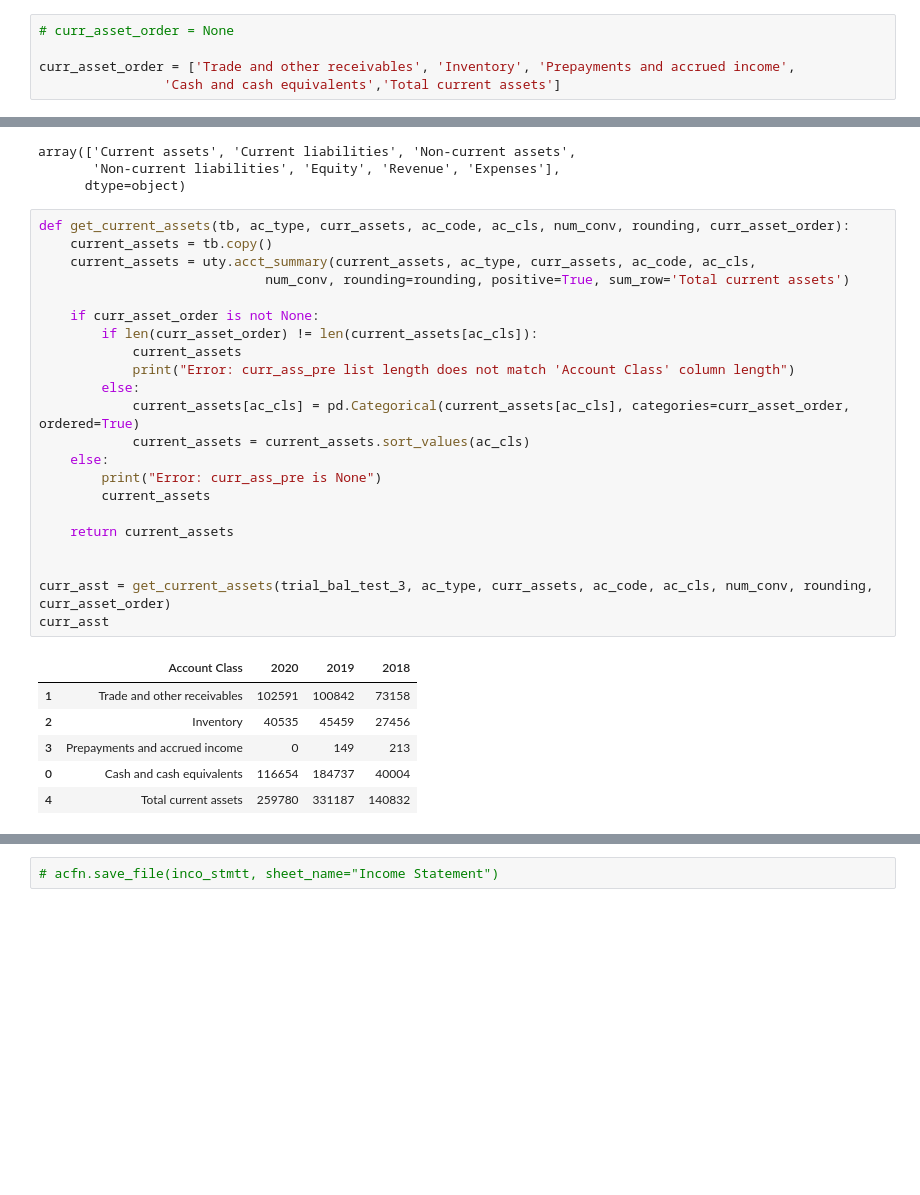
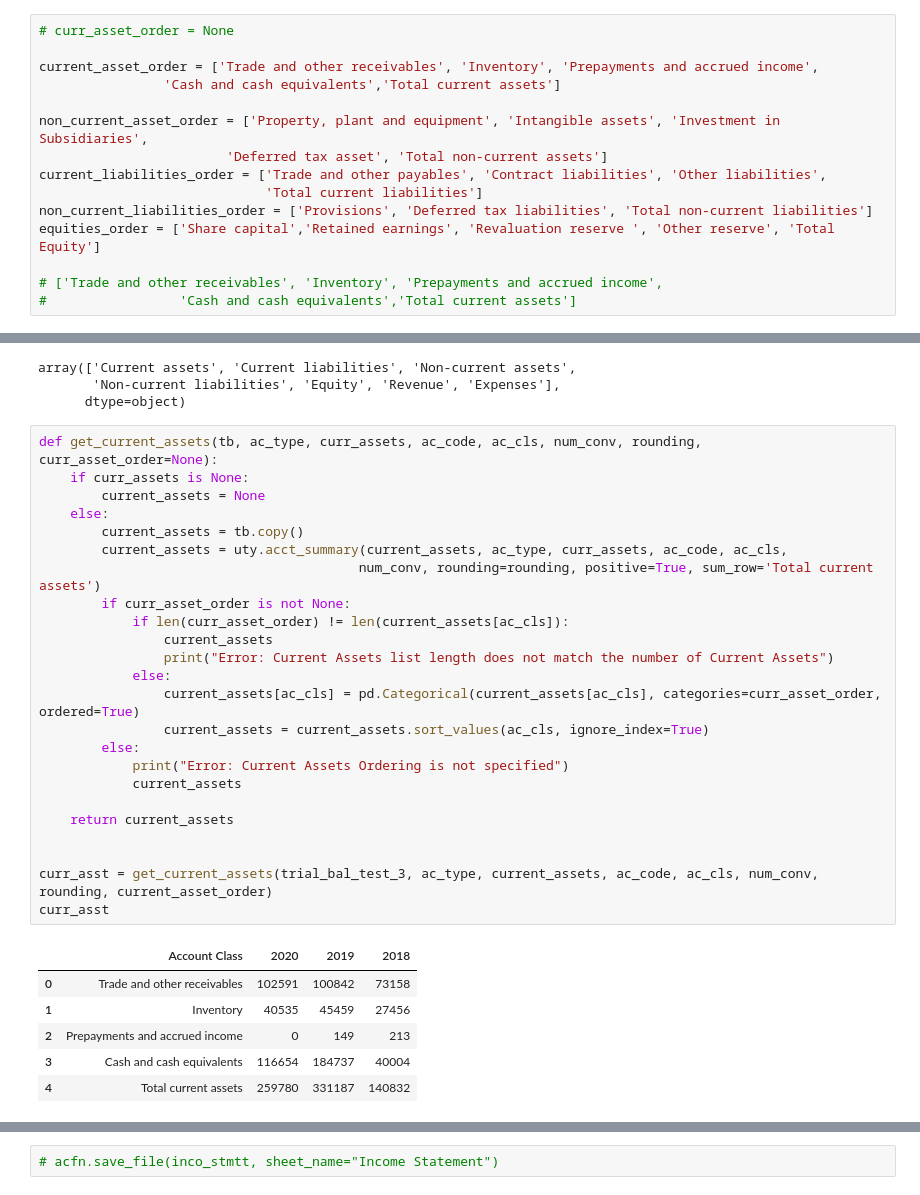
Before and after one commit to nkwachiabel/accounting_functions, a Jupyter notebook: Accounting functions/Accounting functions notebook.ipynb, the cells around one changed output, grey strips where cells are left out. Drawn from its saved outputs; the diff is of its cells as text; blank space fills up the shorter version.

```diff
--- a/Accounting functions/Accounting functions notebook.ipynb
+++ b/Accounting functions/Accounting functions notebook.ipynb
@@ -139,11 +143,21 @@ incst
 | 18 | NaN | 0 | 0 | 0 |
 | 19 | Income tax expense | -70251 | -70251 | 0 |
 | 20 | Profit for the year | 425111 | 149799 | 0 |
-# %%
-# curr_asset_order = None
-
-curr_asset_order = ['Trade and other receivables', 'Inventory', 'Prepayments and accrued income',
-                'Cash and cash equivalents','Total current assets']
+# %%
+# curr_asset_order = None
+
+current_asset_order = ['Trade and other receivables', 'Inventory', 'Prepayments and accrued income',
+                'Cash and cash equivalents','Total current assets']
+
+non_current_asset_order = ['Property, plant and equipment', 'Intangible assets', 'Investment in Subsidiaries',
+                        'Deferred tax asset', 'Total non-current assets']
+current_liabilities_order = ['Trade and other payables', 'Contract liabilities', 'Other liabilities',
+                             'Total current liabilities']
+non_current_liabilities_order = ['Provisions', 'Deferred tax liabilities', 'Total non-current liabilities']
+equities_order = ['Share capital','Retained earnings', 'Revaluation reserve ', 'Other reserve', 'Total Equity']
+
+# ['Trade and other receivables', 'Inventory', 'Prepayments and accrued income',
+#                 'Cash and cash equivalents','Total current assets']
 # %%
 trial_bal_test_3.head(2)
 # %% [output]
@@ -157,31 +171,33 @@ array(['Current assets', 'Current liabilities', 'Non-current assets',
        'Non-current liabilities', 'Equity', 'Revenue', 'Expenses'],
       dtype=object)
 # %%
-def get_current_assets(tb, ac_type, curr_assets, ac_code, ac_cls, num_conv, rounding, curr_asset_order):
-    current_assets = tb.copy()
-    current_assets = uty.acct_summary(current_assets, ac_type, curr_assets, ac_code, ac_cls,
-                             num_conv, rounding=rounding, positive=True, sum_row='Total current assets')
-
-    if curr_asset_order is not None:
-        if len(curr_asset_order) != len(current_assets[ac_cls]):
+def get_current_assets(tb, ac_type, curr_assets, ac_code, ac_cls, num_conv, rounding, curr_asset_order=None):
+    if curr_assets is None:
+        current_assets = None
+    else:
+        current_assets = tb.copy()
+        current_assets = uty.acct_summary(current_assets, ac_type, curr_assets, ac_code, ac_cls,
+                                         num_conv, rounding=rounding, positive=True, sum_row='Total current assets')
+        if curr_asset_order is not None:
+            if len(curr_asset_order) != len(current_assets[ac_cls]):
+                current_assets
+                print("Error: Current Assets list length does not match the number of Current Assets")
+            else:
+                current_assets[ac_cls] = pd.Categorical(current_assets[ac_cls], categories=curr_asset_order, ordered=True)
+                current_assets = current_assets.sort_values(ac_cls, ignore_index=True)
+        else:
+            print("Error: Current Assets Ordering is not specified")
             current_assets
-            print("Error: curr_ass_pre list length does not match 'Account Class' column length")
-        else:
-            current_assets[ac_cls] = pd.Categorical(current_assets[ac_cls], categories=curr_asset_order, ordered=True)
-            current_assets = current_assets.sort_values(ac_cls)
-    else:
-        print("Error: curr_ass_pre is None")
-        current_assets
 
     return current_assets
 
 
-curr_asst = get_current_assets(trial_bal_test_3, ac_type, curr_assets, ac_code, ac_cls, num_conv, rounding, curr_asset_order)
+curr_asst = get_current_assets(trial_bal_test_3, ac_type, current_assets, ac_code, ac_cls, num_conv, rounding, current_asset_order)
 curr_asst
 # %% [output]
 |  | Account Class | 2020 | 2019 | 2018 |
-| 1 | Trade and other receivables | 102591 | 100842 | 73158 |
-| 2 | Inventory | 40535 | 45459 | 27456 |
-| 3 | Prepayments and accrued income | 0 | 149 | 213 |
-| 0 | Cash and cash equivalents | 116654 | 184737 | 40004 |
+| 0 | Trade and other receivables | 102591 | 100842 | 73158 |
+| 1 | Inventory | 40535 | 45459 | 27456 |
+| 2 | Prepayments and accrued income | 0 | 149 | 213 |
+| 3 | Cash and cash equivalents | 116654 | 184737 | 40004 |
 | 4 | Total current assets | 259780 | 331187 | 140832 |
```
Also changed, not shown: parts of 22 cells of this notebook, 2 other files.
